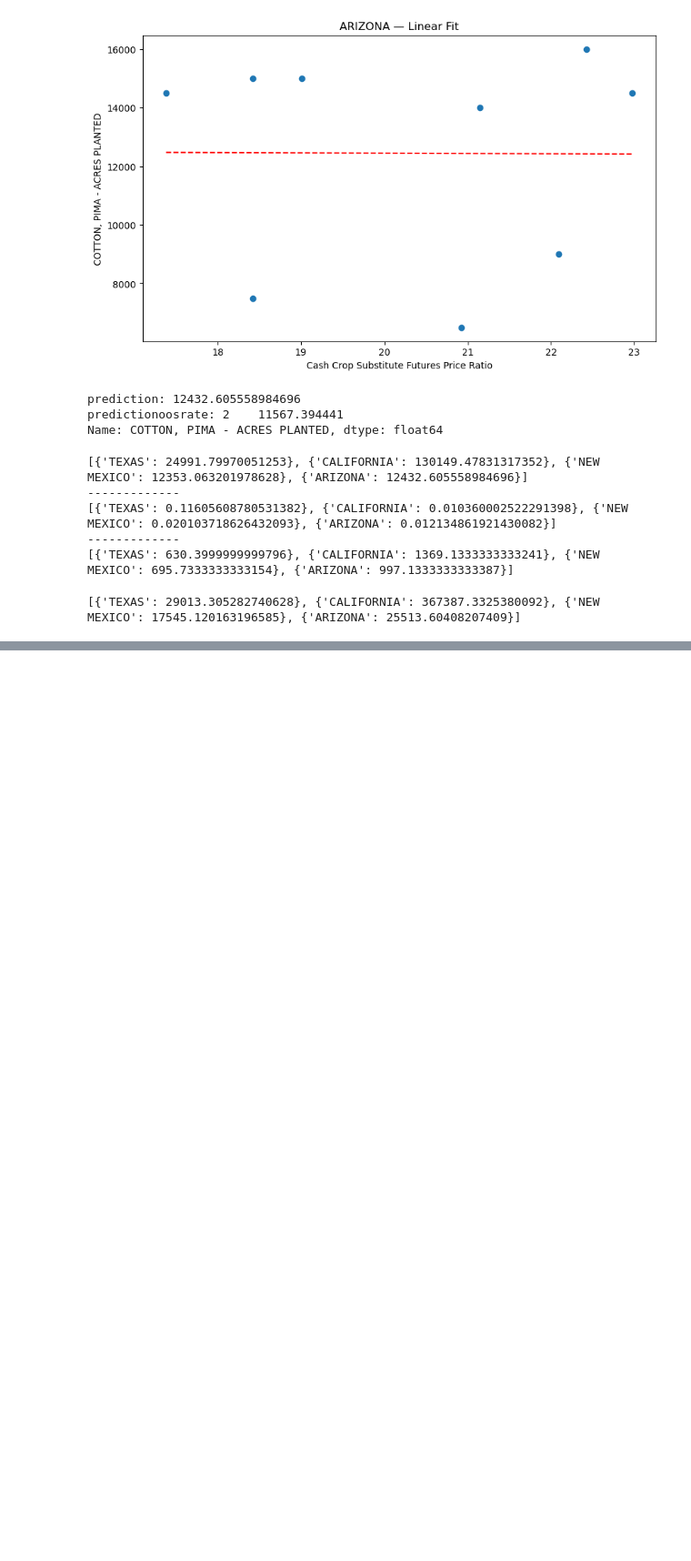
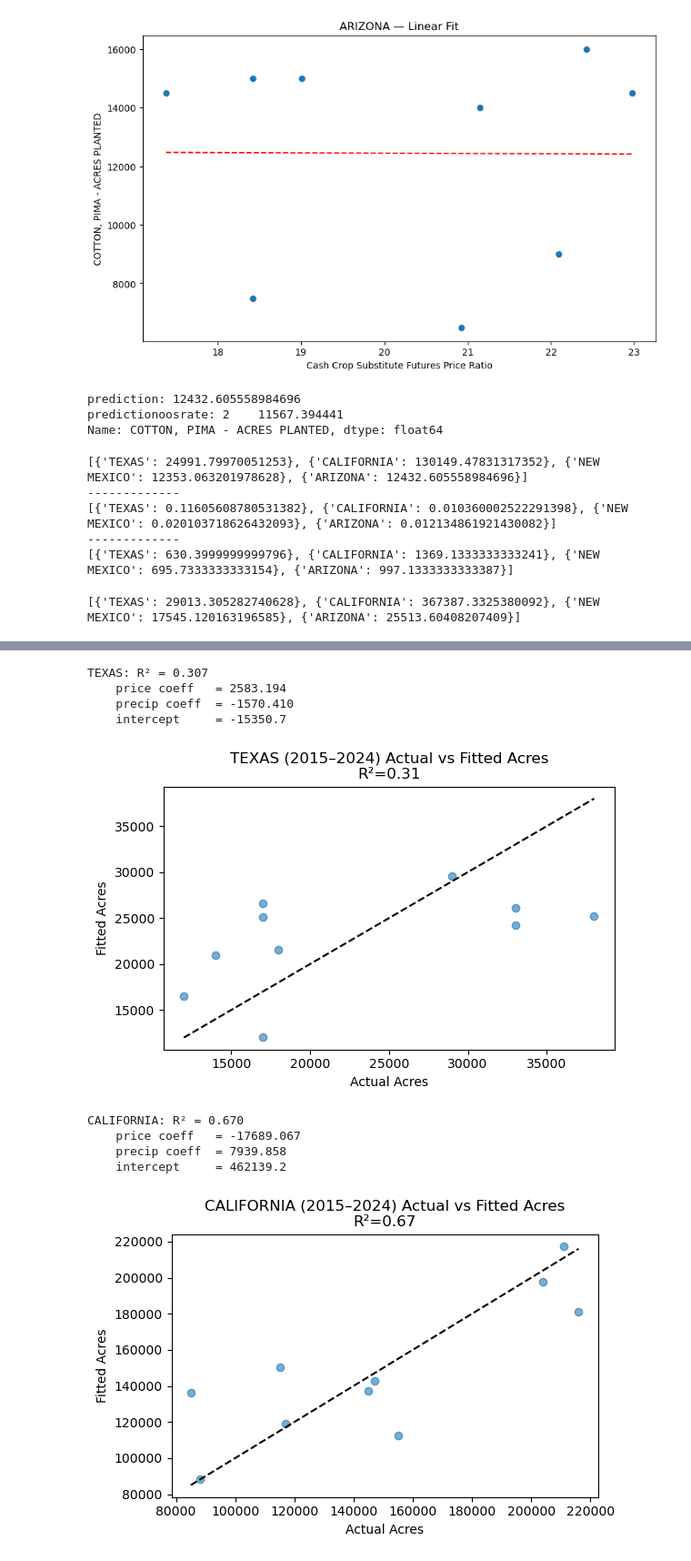
Before and after one commit to leolu12321/pjldc, a Jupyter notebook: pima.ipynb, the cells around one changed output, grey strips where cells are left out. Shown at 91% size. Drawn from its saved outputs; the diff is of its cells as text; code cells hidden in the pictures; blank space fills up the shorter version.

```diff
--- a/pima.ipynb
+++ b/pima.ipynb
@@ -253,0 +294,3 @@ print(listofproduction)
+# %%
+futures_prices_train = futures_prices_train[['Year','ratio sum']]
+futures_prices_train
@@ -253,0 +309,74 @@ print(listofproduction)
+# %%
+df = pd.read_excel('/Users/leolu/Desktop/uchicago/pjldc/data/project1.xlsx',sheet_name='Annual Planted',skiprows=1)
+df = df[df['State'].isin(['CALIFORNIA','NEW MEXICO','TEXAS','ARIZONA'])]
+list_of_states = set(df['State'])
+# %%
+import pandas as pd
+
+# df_left  and df_right already exist
+# If you truly don't care about matching / sorting the index:
+result = pd.concat(
+    [futures_prices_train.reset_index(drop=True),
+     combined.reset_index(drop=True)],
+    axis=1
+)
+
+# remove the 'Date' column in place
+regressors = result.drop(columns='Date')      # or result = result.drop('Date', axis=1)
+# %%
+import numpy as np
+import pandas as pd
+import matplotlib.pyplot as plt
+
+for state in list_of_states:
+    if state == 'US TOTAL': continue
+    # 1) select only 2015–2024 for this state
+    mask = (df['State'] == state) & (df['Year'] >= 2015) & (df['Year'] <= 2024)
+    sample = df.loc[mask].sort_values('Year')
+    years  = sample['Year'].values
+
+    # 2) get regressors for those years
+    x_price  = regressors.loc[regressors['Year'].isin(years), 'ratio sum'].values
+    x_precip = regressors.loc[regressors['Year'].isin(years), state].values
+
+    # 3) response variable
+    y = sample['COTTON, PIMA - ACRES PLANTED'].values
+
+    # 4) build design matrix [price, precip, intercept]
+    X = np.column_stack([x_price, x_precip, np.ones_like(x_price)])
+
+    # 5) fit by least squares
+    beta_price, beta_precip, intercept = np.linalg.lstsq(X, y, rcond=None)[0]
+
+    # 6) compute in-sample R²
+    y_pred = X.dot([beta_price, beta_precip, intercept])
+    ss_res = ((y - y_pred) ** 2).sum()
+    ss_tot = ((y - y.mean()) ** 2).sum()
+    r2     = 1 - ss_res / ss_tot
+
+    # 7) report results
+    print(f"{state}: R² = {r2:.3f}")
+    print(f"    price coeff   = {beta_price:.3f}")
+    print(f"    precip coeff  = {beta_precip:.3f}")
+    print(f"    intercept     = {intercept:.1f}")
+
+    # Optional: plot actual vs. fitted
+    plt.figure(figsize=(6,4))
+    plt.scatter(y, y_pred, alpha=0.6)
+    plt.plot([y.min(), y.max()], [y.min(), y.max()], 'k--')
+    plt.title(f"{state} (2015–2024) Actual vs Fitted Acres\nR²={r2:.2f}")
+    plt.xlabel("Actual Acres")
+    plt.ylabel("Fitted Acres")
+    plt.tight_layout()
+    plt.show()
+# %% [output]
+TEXAS: R² = 0.307
+    price coeff   = 2583.194
+    precip coeff  = -1570.410
+    intercept     = -15350.7
+[figure, added]
+CALIFORNIA: R² = 0.670
+    price coeff   = -17689.067
+    precip coeff  = 7939.858
+    intercept     = 462139.2
+[figure, added]
```
Also changed, not shown: parts of 4 cells of this notebook, 20 other files.
